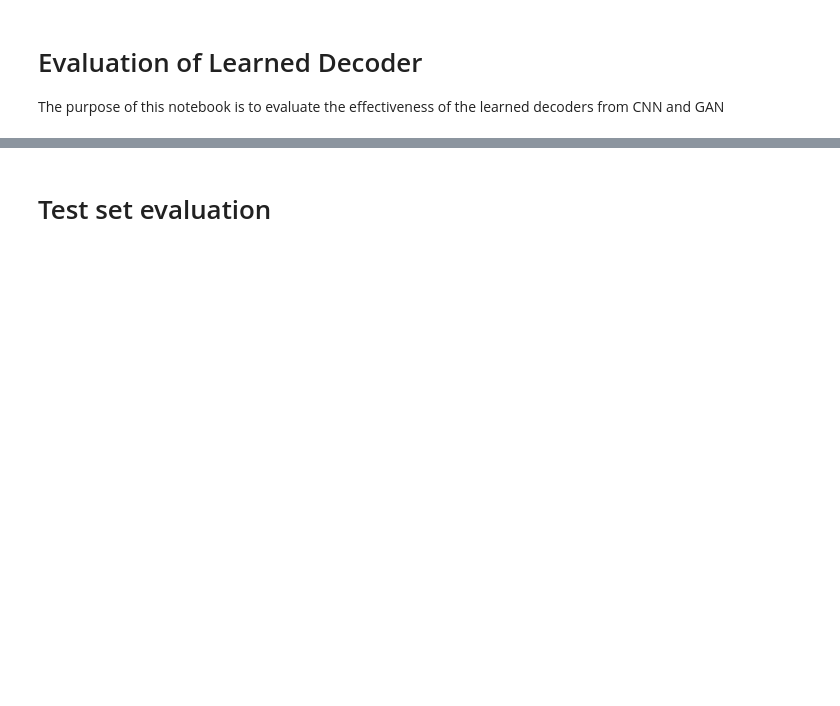
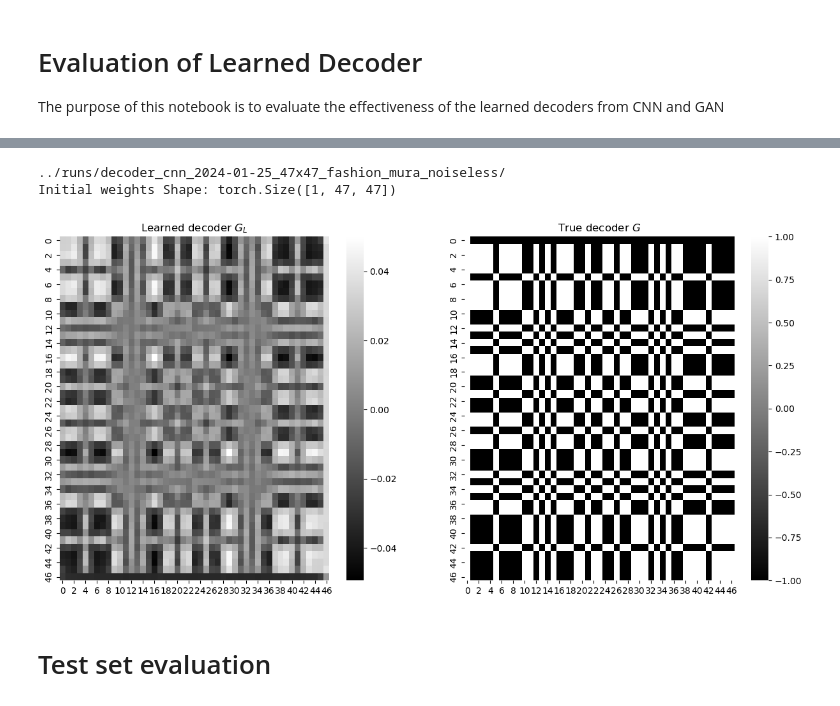
Before and after one commit to jornelasmunoz/UCM_Undergraduate_Research, a Jupyter notebook: jornelasmunoz/notebooks/evaluation_learn_decoder.ipynb, the cells around one changed output, grey strips where cells are left out. Cells and saved outputs as stored; diff of their text form; code cells hidden in the pictures; blank space fills up the shorter version.

```diff
--- a/jornelasmunoz/notebooks/evaluation_learn_decoder.ipynb
+++ b/jornelasmunoz/notebooks/evaluation_learn_decoder.ipynb
@@ -170,3 +102,24 @@ plt.show()
+# %%
+## Plot weights
+print(model.RUN_DIR)
+# ----------- Plot learned weights and target weights----
+# From Jacky's SAR stuff
+# Define initial weights from the CNN model
+init_weights = list(model.parameters())
+init_weight_map = init_weights[0].detach()
+print('Initial weights Shape: {}'.format(init_weight_map[0].shape))
+
+fig, axs = plt.subplots(1,2, figsize=(15,7))
+axs = axs.ravel()
+sns.heatmap(np.squeeze(init_weight_map.cpu().numpy()), cmap='gray', ax= axs[0])
+sns.heatmap(target_weights, cmap='gray', ax= axs[1])
+axs[0].set_title("Learned decoder $G_L$")
+axs[1].set_title("True decoder $G$")
+plt.show()
+# %% [output]
+../runs/decoder_cnn_2024-01-25_47x47_fashion_mura_noiseless/
+Initial weights Shape: torch.Size([1, 47, 47])
+[figure, added]
 # %% [markdown]
 # Test set evaluation
 # %%
```
Also changed, not shown: parts of 17 cells of this notebook, 1 other file.
